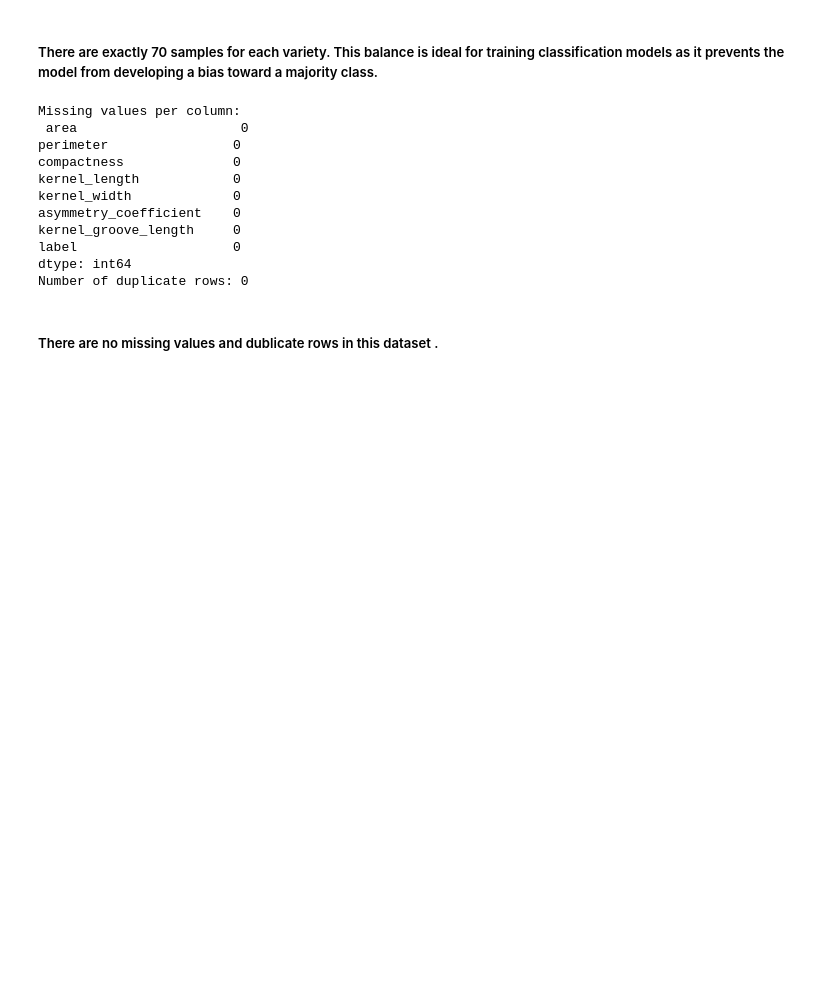
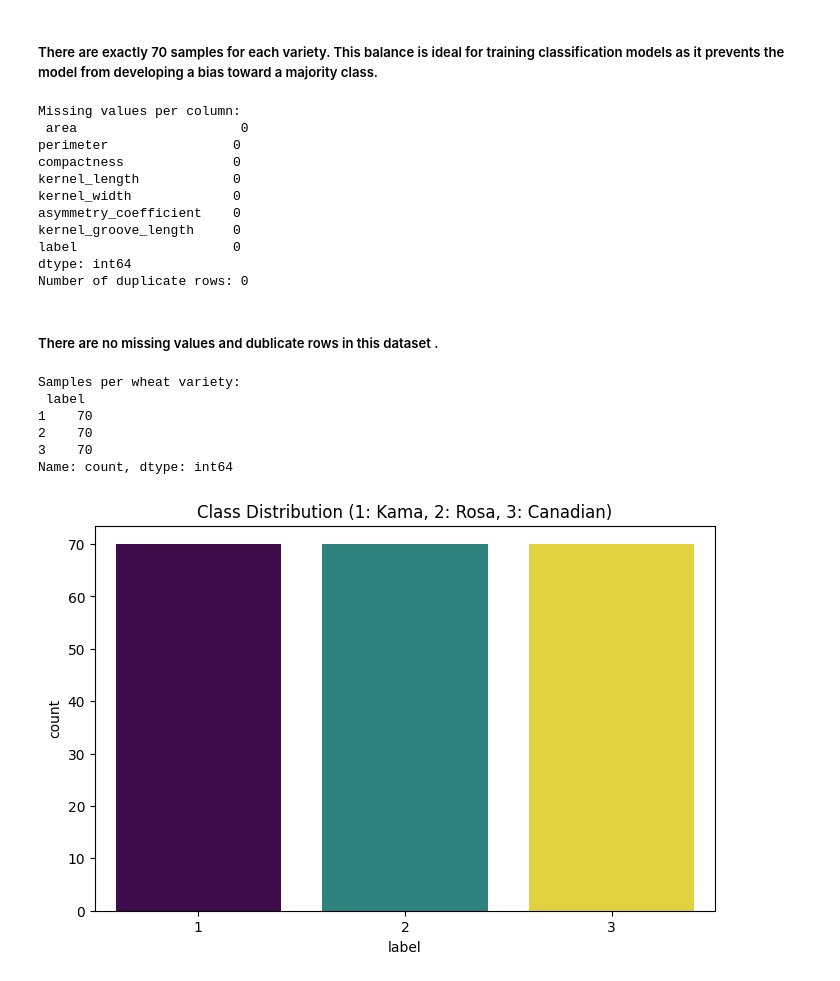
Before and after one commit to JohnApollos/ml2-seeds-analysis, a Jupyter notebook: notebook/01_eda.ipynb, the cells around one changed output. Drawn from its saved outputs; the diff is of its cells as text; code cells hidden in the pictures; blank space fills up the shorter version.

```diff
--- a/notebook/01_eda.ipynb
+++ b/notebook/01_eda.ipynb
@@ -108,3 +110,21 @@ dtype: int64
 Number of duplicate rows: 0
 # %% [markdown]
 ##### There are no missing values and dublicate rows in this dataset .
+# %%
+#  Class distribution
+class_counts = df['label'].value_counts()
+print("\nSamples per wheat variety:\n", class_counts)
+
+plt.figure(figsize=(8, 5))
+# Fixing the deprecation: assign x to hue and set legend=False
+sns.countplot(data=df, x='label', hue='label', palette='viridis', legend=False)
+plt.title('Class Distribution (1: Kama, 2: Rosa, 3: Canadian)')
+plt.savefig('task5_countplot.png')
+# %% [output]
+Samples per wheat variety:
+ label
+1    70
+2    70
+3    70
+Name: count, dtype: int64
+[figure, added]
```
Also changed, not shown: parts of 15 cells of this notebook.
